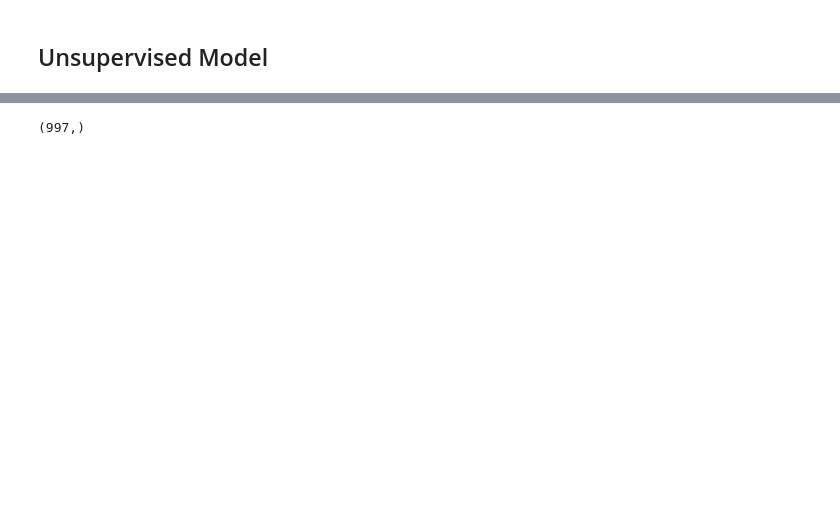
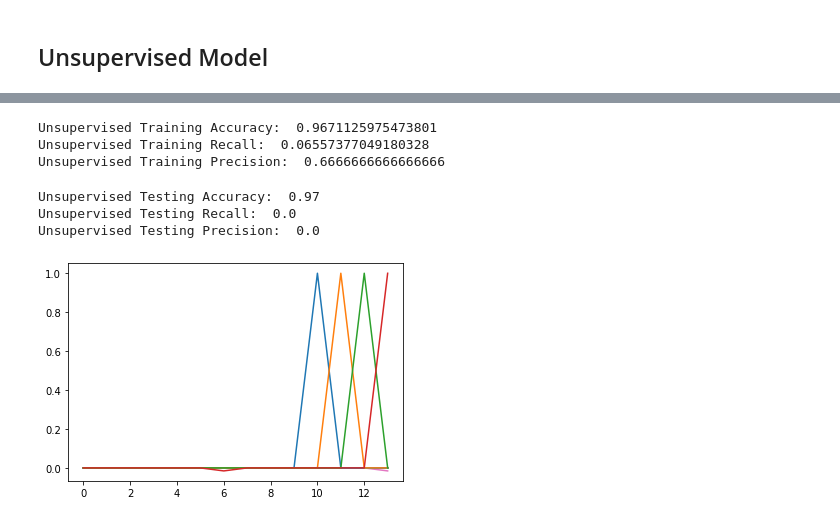
Before and after one commit to jadoonengr/Anomaly_Detection, a Jupyter notebook: Example.ipynb, the cells around one changed output, grey strips where cells are left out. Drawn from its saved outputs; the diff is of its cells as text; code cells hidden in the pictures; blank space fills up the shorter version.

```diff
--- a/Example.ipynb
+++ b/Example.ipynb
@@ -87,7 +87,7 @@ feature_extractor = preprocessing.FeatureExtractor()
 
 # Transform training set data
 x_train = feature_extractor.fit_transform(x_train_hl, term_weighting='tf-idf',
-                                          normalization='none')
+                                          normalization='mean-zero')
 # Transform test set data
 x_test = feature_extractor.transform(x_test_hl)
 # %% [output]
@@ -217,4 +211,51 @@ x_train.shape
-# %%
-y_test.shape
-# %% [output]
-(997,)
+# %%
+true_pos = 0
+true_neg = 0
+false_pos = 0
+false_neg = 0
+for i in range(0,len(y_train)):
+    if (y_train[i] == 1) and (y_train[i] == y_train_hl[i]): #True Positive
+        true_pos += 1
+    elif (y_train[i] == 0) and (y_train[i] == y_train_hl[i]): #True Negative
+        true_neg += 1
+    elif (y_train[i] == 1) and (y_train[i] != y_train_hl[i]): #False Positive
+        false_pos += 1
+    elif (y_train[i] == 0) and (y_train[i] != y_train_hl[i]): #False Positive
+        false_neg += 1
+print("Unsupervised Training Accuracy: ", (true_pos+true_neg)/(true_pos+true_neg+false_pos+false_neg))
+print("Unsupervised Training Recall: ", (true_pos)/(true_pos+false_neg))
+print("Unsupervised Training Precision: ", (true_pos)/(true_pos+false_pos))
+# %% [output]
+Unsupervised Training Accuracy:  0.9671125975473801
+Unsupervised Training Recall:  0.06557377049180328
+Unsupervised Training Precision:  0.6666666666666666
+# %%
+true_pos = 0
+true_neg = 0
+false_pos = 0
+false_neg = 0
+for i in range(0,len(y_test)):
+    if (y_test[i] == 1) and (y_test[i] == y_train_hl[i]): #True Positive
+        true_pos += 1
+    elif (y_test[i] == 0) and (y_test[i] == y_train_hl[i]): #True Negative
+        true_neg += 1
+    elif (y_test[i] == 1) and (y_test[i] != y_train_hl[i]): #False Positive
+        false_pos += 1
+    elif (y_test[i] == 0) and (y_test[i] != y_train_hl[i]): #False Positive
+        false_neg += 1
+print("Unsupervised Testing Accuracy: ", (true_pos+true_neg)/(true_pos+true_neg+false_pos+false_neg))
+print("Unsupervised Testing Recall: ", (true_pos)/(true_pos+false_neg))
+print("Unsupervised Testing Precision: ", (true_pos)/(true_pos+false_pos))
+# %% [output]
+Unsupervised Testing Accuracy:  0.97
+Unsupervised Testing Recall:  0.0
+Unsupervised Testing Precision:  0.0
+# %%
+mdl_pca.components
+from matplotlib import pyplot as plt
+pca_plot = plt.plot()
+for i in range(0,len(mdl_pca.proj_C)):
+    pca_plot += plt.plot(mdl_pca.proj_C[i])
+plt.show(pca_plot)
+# %% [output]
+[figure, added]
```
Also changed, not shown: parts of 21 cells of this notebook.
